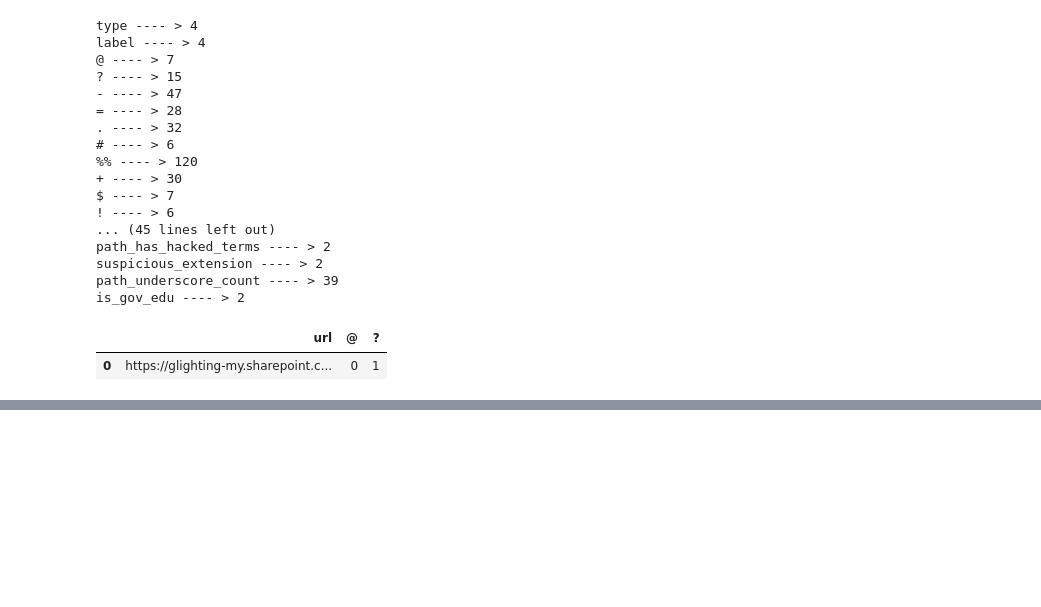
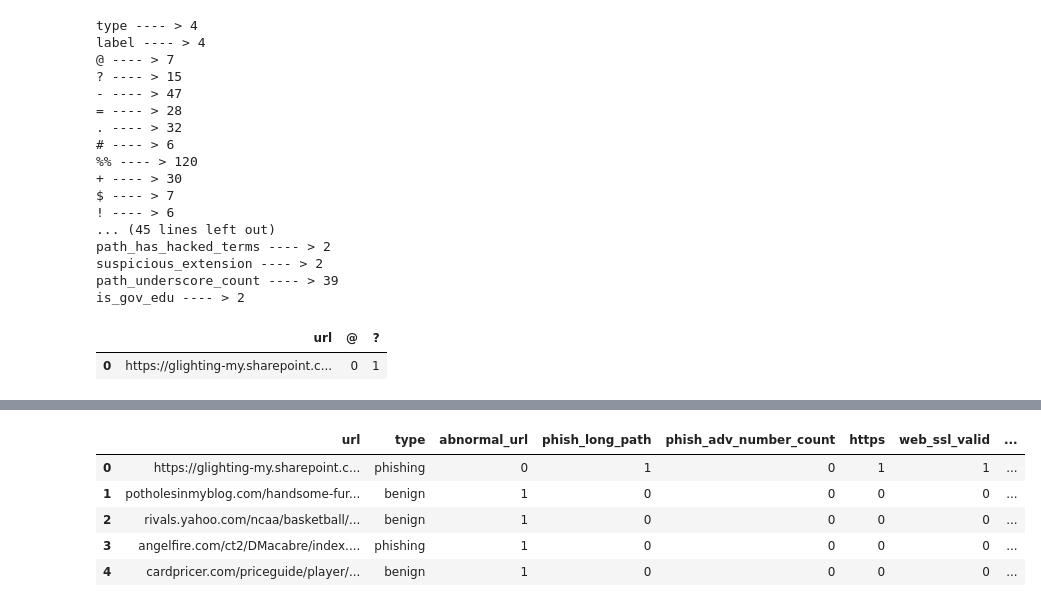
Before and after one commit to BhaskarMishra05/network_security, a Jupyter notebook: src/notebook/exploration.ipynb, the cells around one changed output, grey strips where cells are left out. Saved outputs shown, nothing was run; the diff lists cells and outputs as text; code cells hidden in the pictures; blank space fills up the shorter version.

```diff
--- a/src/notebook/exploration.ipynb
+++ b/src/notebook/exploration.ipynb
@@ -66,0 +123,37 @@ url_df[url_df.iloc[:,2]>0]
+# %%
+top20_cols = [
+'url',
+'type',
+'label'
+'abnormal_url',
+'phish_long_path',
+'phish_adv_number_count',
+'https',
+'web_ssl_valid',
+'suspicious_extension',
+'phish_adv_many_subdomains',
+'phish_adv_long_domain',
+'phish_urgency_words',
+'web_security_score',
+'url_len',
+'%%',
+'+',
+'phish_adv_hyphen_count',
+'phish_multiple_subdomains',
+'phish_adv_many_params',
+'?',
+'web_xframe',
+'=',
+'phish_adv_exact_brand_match'
+]
+df = pd.read_csv('../../Data_Housing/artifacts/training_dataset.csv')
+mark = df.loc[:,top20_cols]
+# %%
+mark.head()
+# %% [output]
+|  | url | type | abnormal_url | phish_long_path | phish_adv_number_count | https | web_ssl_valid | ... |
+| 0 | https://glighting-my.sharepoint.c... | phishing | 0 | 1 | 0 | 1 | 1 | ... |
+| 1 | potholesinmyblog.com/handsome-fur... | benign | 1 | 0 | 0 | 0 | 0 | ... |
+| 2 | rivals.yahoo.com/ncaa/basketball/... | benign | 1 | 0 | 0 | 0 | 0 | ... |
+| 3 | angelfire.com/ct2/DMacabre/index.... | phishing | 1 | 0 | 0 | 0 | 0 | ... |
+| 4 | cardpricer.com/priceguide/player/... | benign | 1 | 0 | 0 | 0 | 0 | ... |
```
Also changed, not shown: parts of 5 cells of this notebook, 5 other files.
